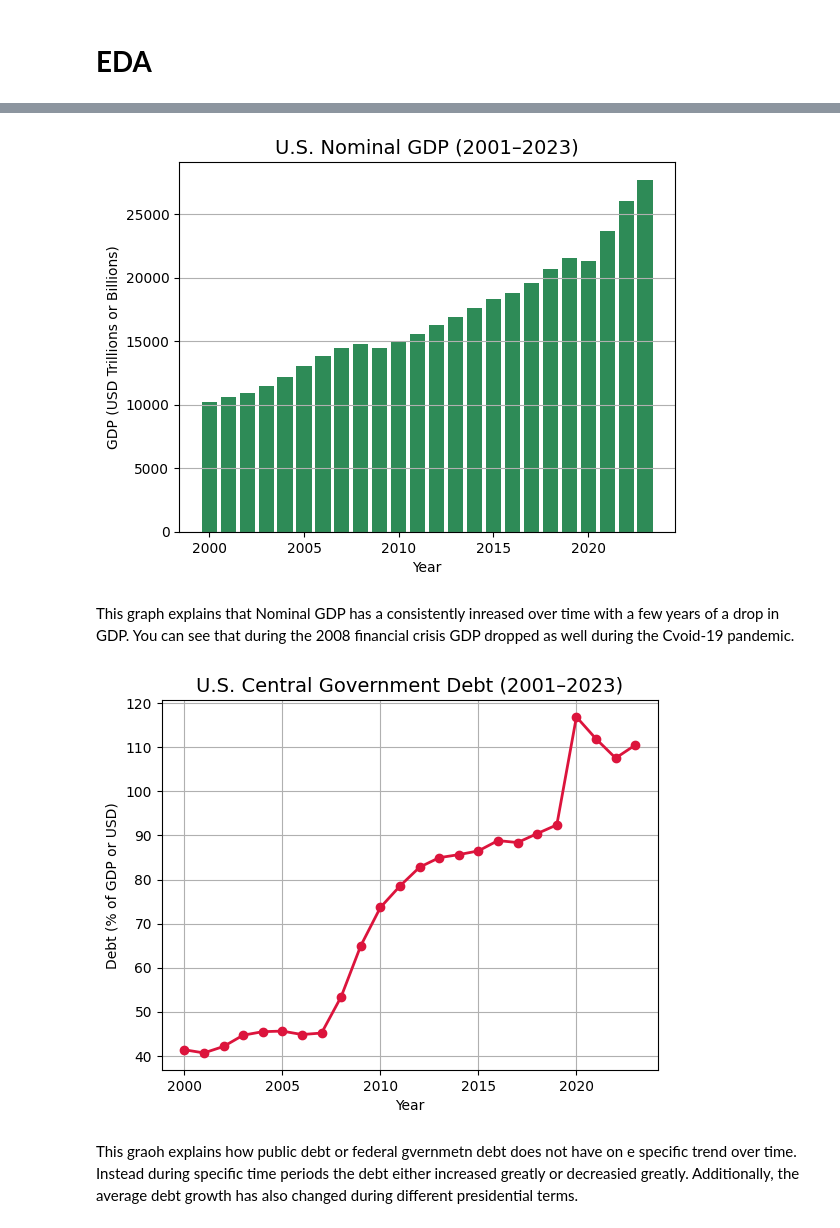
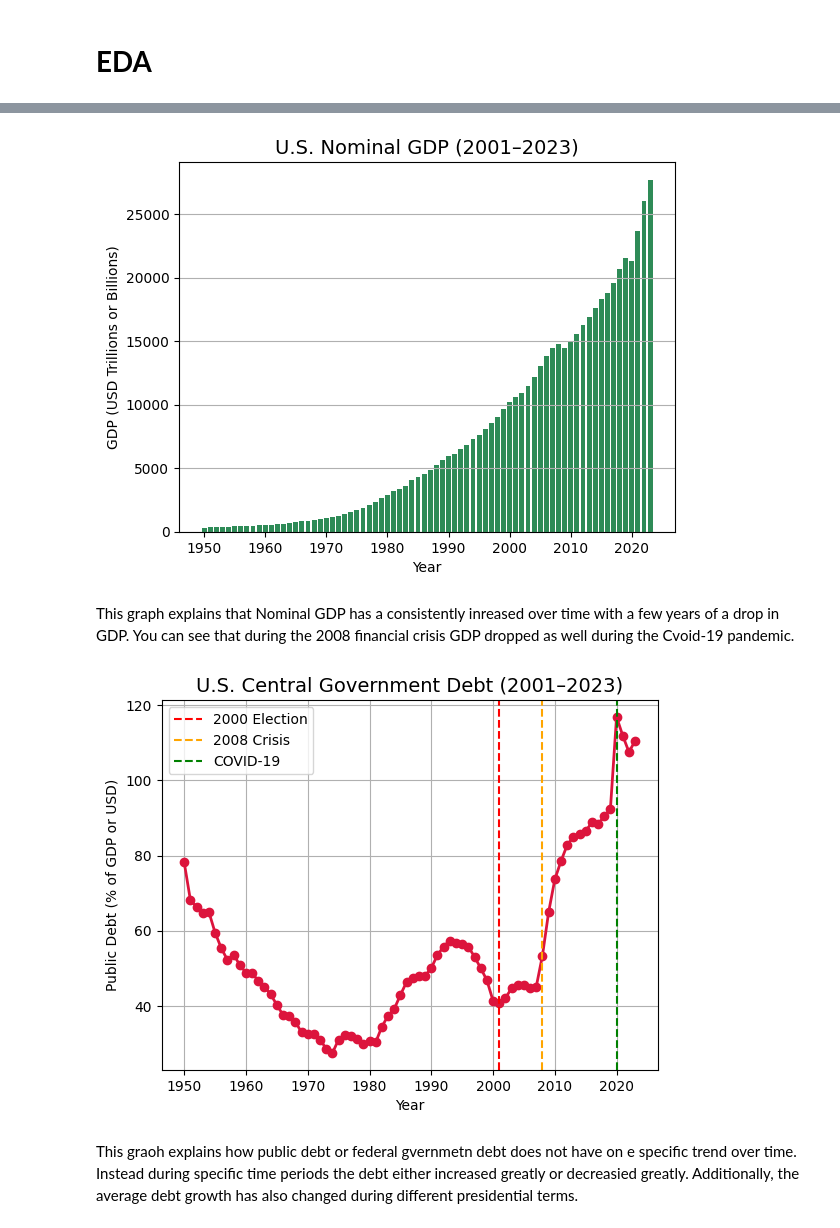
Before and after one commit to aeslha/july_21, a Jupyter notebook: DSRP_Final_Project.ipynb, the cells around one changed output, grey strips where cells are left out. Cells and saved outputs as stored; diff of their text form; code cells hidden in the pictures.

```diff
--- a/DSRP_Final_Project.ipynb
+++ b/DSRP_Final_Project.ipynb
@@ -96,7 +100,7 @@ dtypes: float64(9), int64(1)
 memory usage: 5.9 KB
 # %%
 # dropping first 50 rows (years) to only see data from and post the year 2000.
-df=df.drop(df.index[0:50])
+# df=df.drop(df.index[0:50])
 # %%
 df.head(24)
 # %% [output]
@@ -137,17 +146,22 @@ plt.ylabel('GDP (USD Trillions or Billions)')
 plt.grid(axis='y')
 plt.show()
 # %% [output]
-[figure, old version]
+[figure, new version]
 # %% [markdown]
 This graph explains that Nominal GDP has a consistently inreased over time with a few years of a drop in GDP. You can see that during the 2008 financial crisis GDP dropped as well during the Cvoid-19 pandemic.
 # %%
 plt.plot(df['Year'], df['Central Government Debt'], color='crimson', linewidth=2, marker='o')
 plt.title('U.S. Central Government Debt (2001–2023)', fontsize=14)
 plt.xlabel('Year')
-plt.ylabel('Debt (% of GDP or USD)')
+plt.ylabel('Public Debt (% of GDP or USD)')
+plt.axvline(x=2001, color='red', linestyle='--', label='2000 Election')
+plt.axvline(x=2008, color='orange', linestyle='--', label='2008 Crisis')
+plt.axvline(x=2020, color='green', linestyle='--', label='COVID-19')
+
+plt.legend()
 plt.grid(True)
 plt.show()
 # %% [output]
-[figure, old version]
+[figure, new version]
 # %% [markdown]
 This graoh explains how public debt or federal gvernmetn debt does not have on e specific trend over time. Instead during specific time periods the debt either increased greatly or decreasied greatly. Additionally, the average debt growth has also changed during different presidential terms.
```
Also changed, not shown: parts of 12 cells of this notebook.
